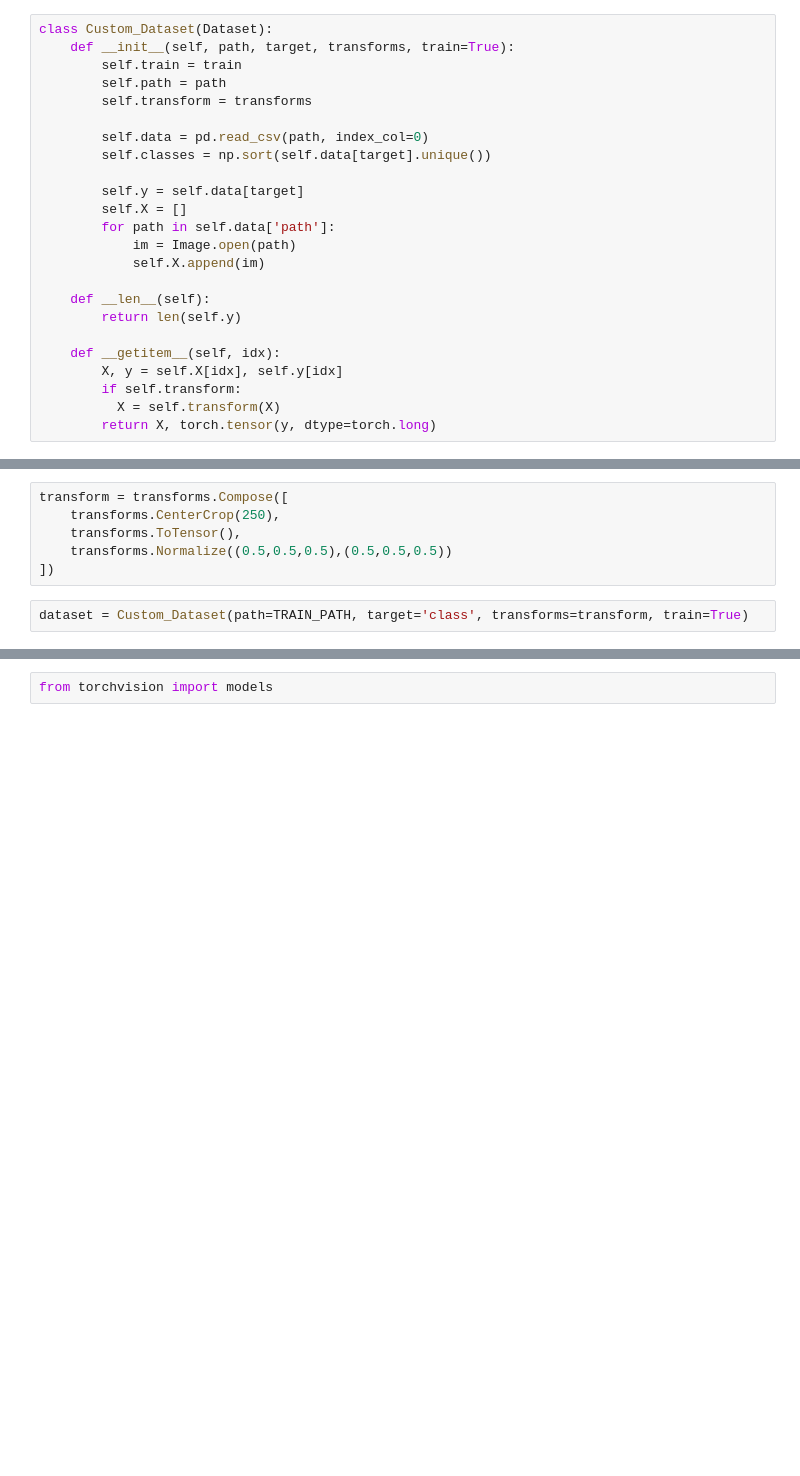
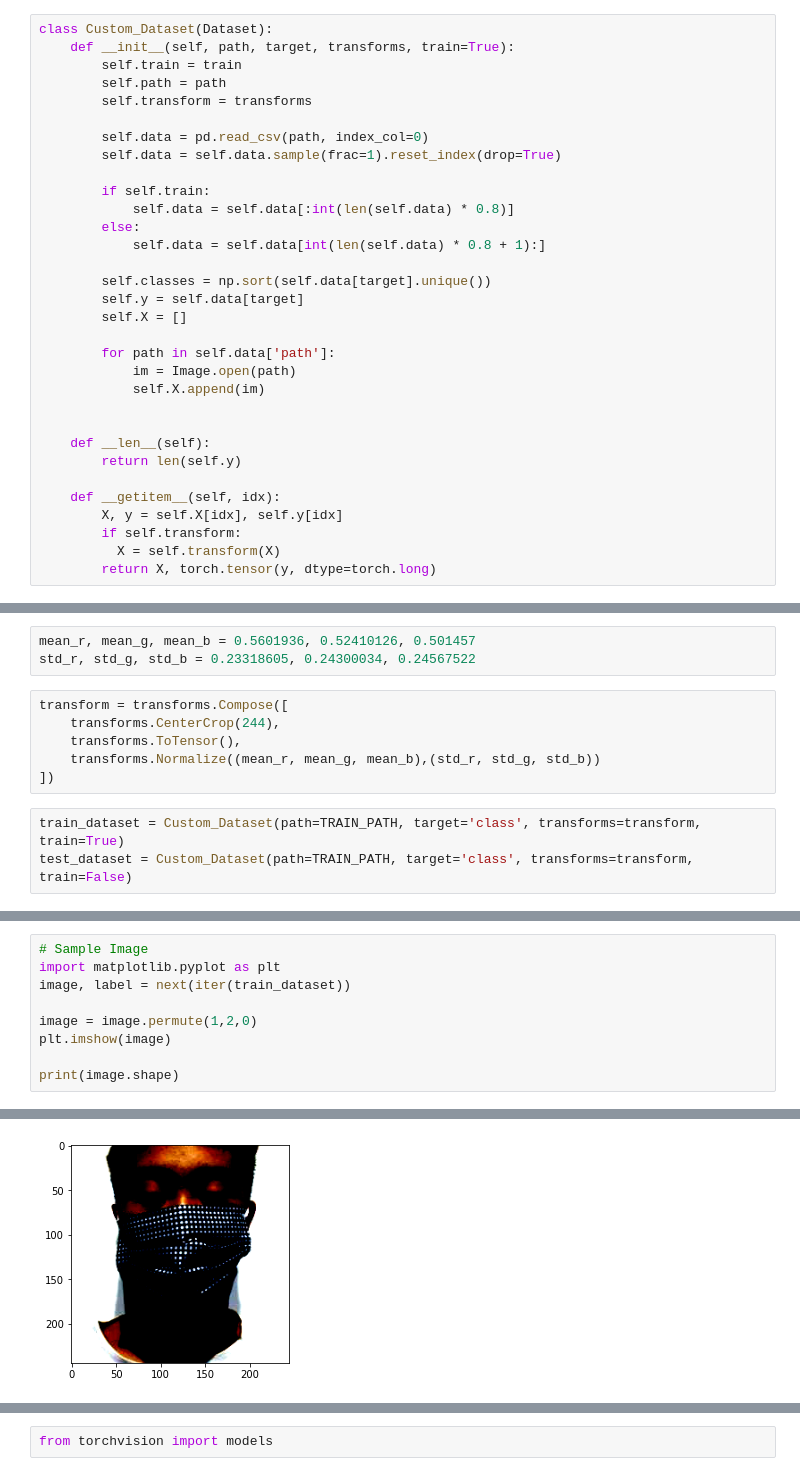
Before and after one commit to boostcampaitech2/image-classification-level1-20, a Jupyter notebook: T2024/resnet.ipynb, the cells around one changed output, grey strips where cells are left out. Drawn from its saved outputs; the diff is of its cells as text; blank space fills up the shorter version.

```diff
--- a/T2024/resnet.ipynb
+++ b/T2024/resnet.ipynb
@@ -20,13 +50,21 @@ class Custom_Dataset(Dataset):
         self.transform = transforms
 
         self.data = pd.read_csv(path, index_col=0)
+        self.data = self.data.sample(frac=1).reset_index(drop=True)
+
+        if self.train:
+            self.data = self.data[:int(len(self.data) * 0.8)]
+        else:
+            self.data = self.data[int(len(self.data) * 0.8 + 1):]
+
         self.classes = np.sort(self.data[target].unique())
-
         self.y = self.data[target]
         self.X = []
+
         for path in self.data['path']:
             im = Image.open(path)
             self.X.append(im)
+
 
     def __len__(self):
         return len(self.y)
@@ -39,8 +93,12 @@ class Custom_Dataset(Dataset):
+# %%
+mean_r, mean_g, mean_b = 0.5601936, 0.52410126, 0.501457
+std_r, std_g, std_b = 0.23318605, 0.24300034, 0.24567522
 # %%
 transform = transforms.Compose([
-    transforms.CenterCrop(250),
+    transforms.CenterCrop(244),
     transforms.ToTensor(),
-    transforms.Normalize((0.5,0.5,0.5),(0.5,0.5,0.5))
+    transforms.Normalize((mean_r, mean_g, mean_b),(std_r, std_g, std_b))
 ])
 # %%
-dataset = Custom_Dataset(path=TRAIN_PATH, target='class', transforms=transform, train=True)
+train_dataset = Custom_Dataset(path=TRAIN_PATH, target='class', transforms=transform, train=True)
+test_dataset = Custom_Dataset(path=TRAIN_PATH, target='class', transforms=transform, train=False)
@@ -48,0 +108,10 @@ dataloader = DataLoader(dataset, batch_size=64, shuffle=True, num_workers=4)
+# %%
+# Sample Image
+import matplotlib.pyplot as plt
+image, label = next(iter(train_dataset))
+
+image = image.permute(1,2,0)
+plt.imshow(image)
+
+print(image.shape)
+# %% [output]
@@ -48,0 +120 @@ dataloader = DataLoader(dataset, batch_size=64, shuffle=True, num_workers=4)
+[figure, added]
```
Also changed, not shown: parts of 33 cells of this notebook, 14 other files.
